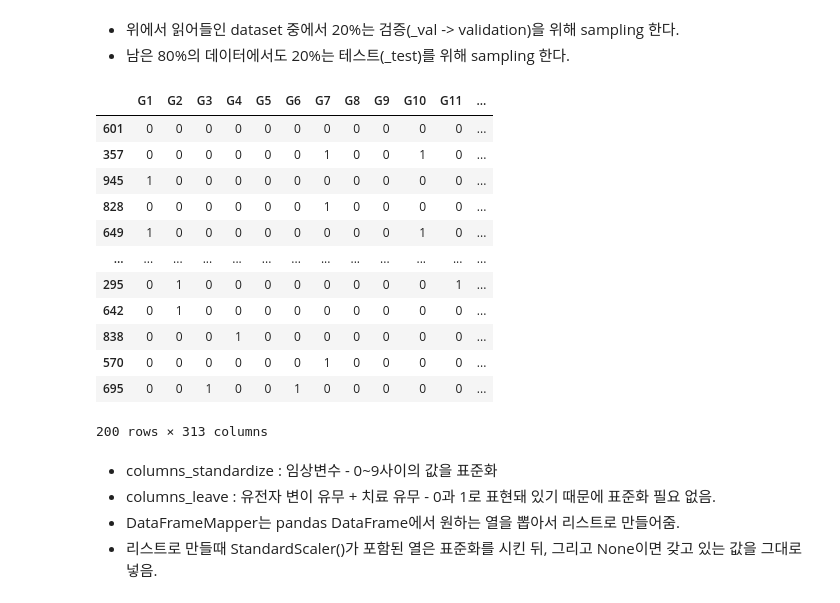
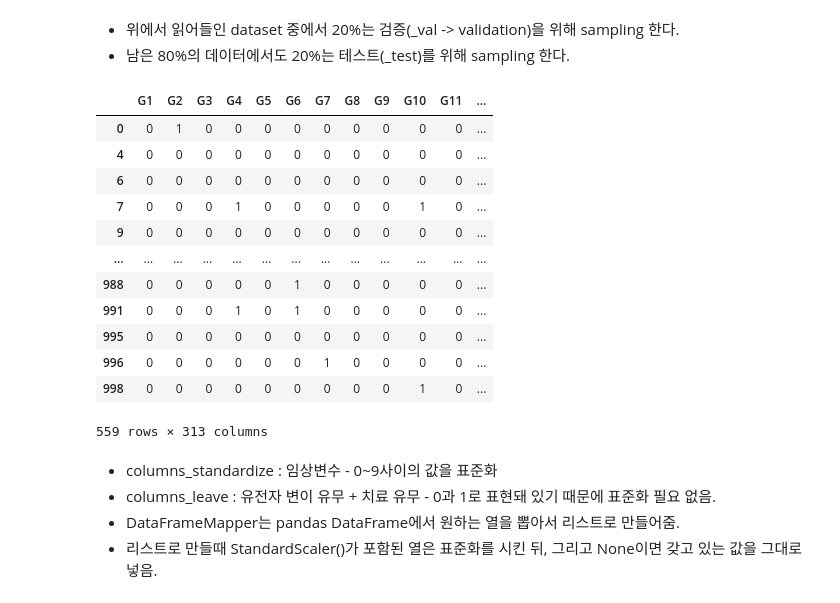
Before and after one commit to mostly-sunny/digital-health-hackathon-2021, a Jupyter notebook: 3. coxph_find_best_network_by_gpu.ipynb, the cells around one changed output. Saved outputs shown, nothing was run; the diff lists cells and outputs as text; code cells hidden in the pictures.

```diff
--- a/3. coxph_find_best_network_by_gpu.ipynb
+++ b/3. coxph_find_best_network_by_gpu.ipynb
@@ -63,26 +63,26 @@ dataset_for_hr = pd.read_csv('/content/test-data-treat-and-untreat.csv')
 - 위에서 읽어들인 dataset 중에서 20%는 검증(_val -> validation)을 위해 sampling 한다.
 - 남은 80%의 데이터에서도 20%는 테스트(_test)를 위해 sampling 한다.
 # %%
-dataset_val = dataset.sample(frac=0.2, random_state = np.random.seed(123456))
-dataset_train = dataset.drop(dataset_val.index)
-dataset_test = dataset_train.sample(frac=0.2, random_state = np.random.seed(123456))
-dataset_train = dataset_train.drop(dataset_test.index)
+dataset_test = dataset.sample(frac=0.3, random_state = np.random.seed(123456))
+dataset_train = dataset.drop(dataset_test.index)
+dataset_val = dataset_train.sample(frac=0.2, random_state = np.random.seed(123456))
+dataset_train = dataset_train.drop(dataset_val.index)
-# %%
-dataset_val
-# %% [output]
-|  | G1 | G2 | G3 | G4 | G5 | G6 | G7 | G8 | G9 | G10 | G11 | ... |
-| 601 | 0 | 0 | 0 | 0 | 0 | 0 | 0 | 0 | 0 | 0 | 0 | ... |
-| 357 | 0 | 0 | 0 | 0 | 0 | 0 | 1 | 0 | 0 | 1 | 0 | ... |
-| 945 | 1 | 0 | 0 | 0 | 0 | 0 | 0 | 0 | 0 | 0 | 0 | ... |
-| 828 | 0 | 0 | 0 | 0 | 0 | 0 | 1 | 0 | 0 | 0 | 0 | ... |
-| 649 | 1 | 0 | 0 | 0 | 0 | 0 | 0 | 0 | 0 | 1 | 0 | ... |
-| ... | ... | ... | ... | ... | ... | ... | ... | ... | ... | ... | ... | ... |
-| 295 | 0 | 1 | 0 | 0 | 0 | 0 | 0 | 0 | 0 | 0 | 1 | ... |
-| 642 | 0 | 1 | 0 | 0 | 0 | 0 | 0 | 0 | 0 | 0 | 0 | ... |
-| 838 | 0 | 0 | 0 | 1 | 0 | 0 | 0 | 0 | 0 | 0 | 0 | ... |
-| 570 | 0 | 0 | 0 | 0 | 0 | 0 | 1 | 0 | 0 | 0 | 0 | ... |
-| 695 | 0 | 0 | 1 | 0 | 0 | 1 | 0 | 0 | 0 | 0 | 0 | ... |
-200 rows × 313 columns
+# %%
+dataset_train
+# %% [output]
+|  | G1 | G2 | G3 | G4 | G5 | G6 | G7 | G8 | G9 | G10 | G11 | ... |
+| 0 | 0 | 1 | 0 | 0 | 0 | 0 | 0 | 0 | 0 | 0 | 0 | ... |
+| 4 | 0 | 0 | 0 | 0 | 0 | 0 | 0 | 0 | 0 | 0 | 0 | ... |
+| 6 | 0 | 0 | 0 | 0 | 0 | 0 | 0 | 0 | 0 | 0 | 0 | ... |
+| 7 | 0 | 0 | 0 | 1 | 0 | 0 | 0 | 0 | 0 | 1 | 0 | ... |
+| 9 | 0 | 0 | 0 | 0 | 0 | 0 | 0 | 0 | 0 | 0 | 0 | ... |
+| ... | ... | ... | ... | ... | ... | ... | ... | ... | ... | ... | ... | ... |
+| 988 | 0 | 0 | 0 | 0 | 0 | 1 | 0 | 0 | 0 | 0 | 0 | ... |
+| 991 | 0 | 0 | 0 | 1 | 0 | 1 | 0 | 0 | 0 | 0 | 0 | ... |
+| 995 | 0 | 0 | 0 | 0 | 0 | 0 | 0 | 0 | 0 | 0 | 0 | ... |
+| 996 | 0 | 0 | 0 | 0 | 0 | 0 | 1 | 0 | 0 | 0 | 0 | ... |
+| 998 | 0 | 0 | 0 | 0 | 0 | 0 | 0 | 0 | 0 | 1 | 0 | ... |
+559 rows × 313 columns
 # %% [markdown]
 - columns_standardize : 임상변수 - 0~9사이의 값을 표준화
 - columns_leave : 유전자 변이 유무 + 치료 유무 - 0과 1로 표현돼 있기 때문에 표준화 필요 없음.
```
Also changed, not shown: parts of 5 cells of this notebook.
